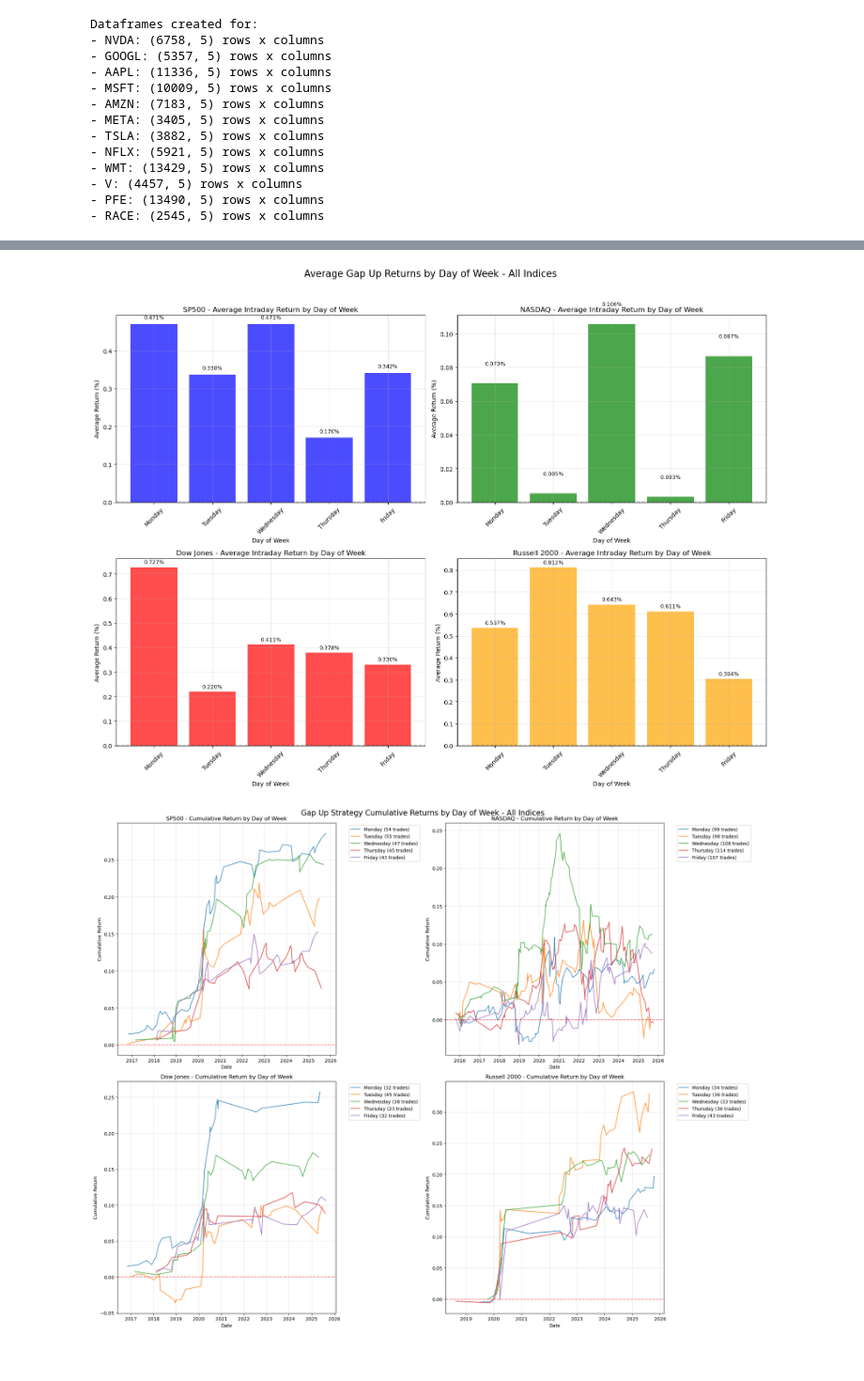
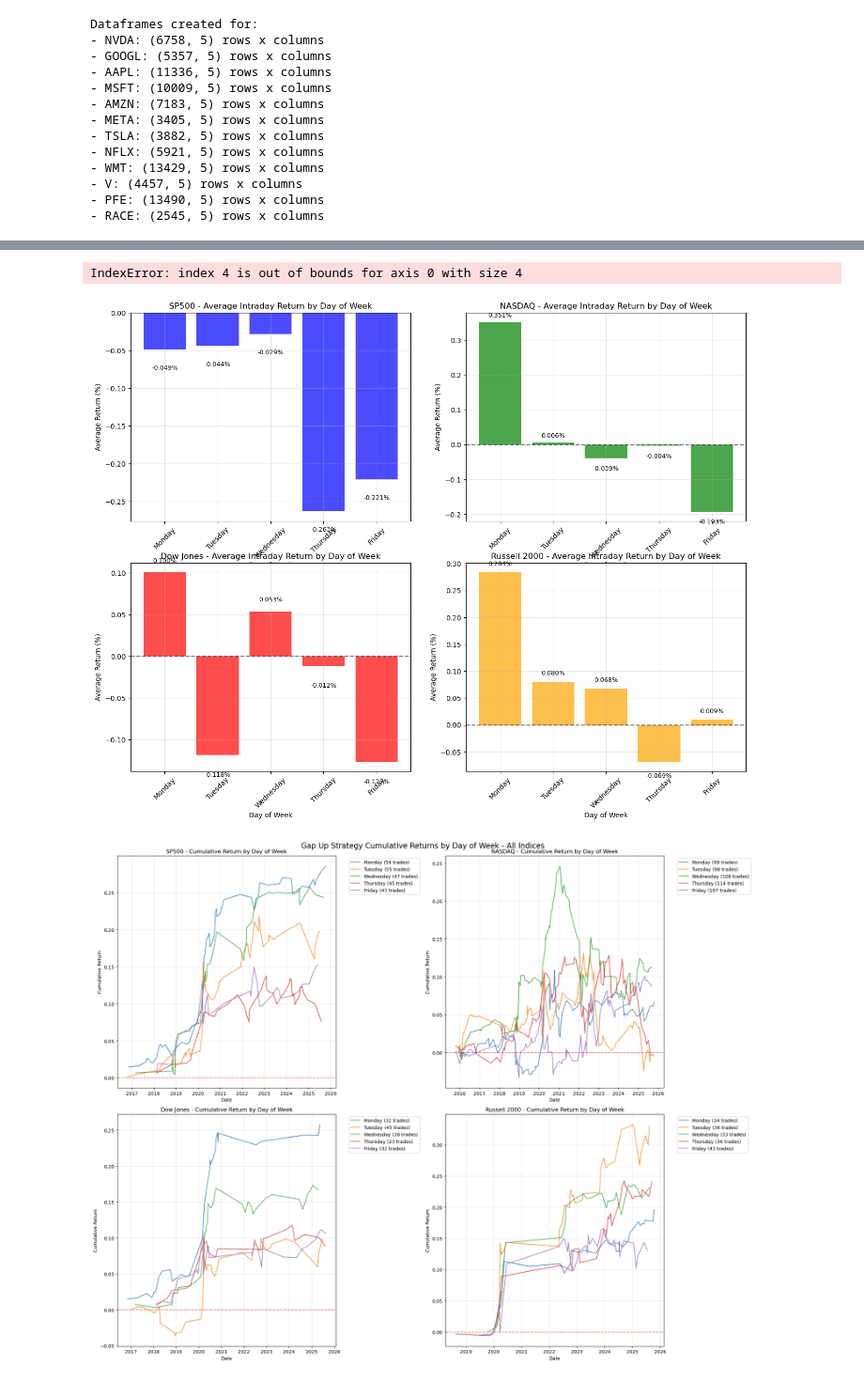
Before and after one commit to scimmione1/FromZeroToQuant-, a Jupyter notebook: 10_151+1 trading strategies/03_opening gap price and day of week.ipynb, the cells around one changed output, grey strips where cells are left out. Shown at 94% size. Cells and saved outputs as stored; diff of their text form; code cells hidden in the pictures.

```diff
--- a/10_151+1 trading strategies/03_opening gap price and day of week.ipynb
+++ b/10_151+1 trading strategies/03_opening gap price and day of week.ipynb
@@ -159,21 +159,16 @@ def analyze_gap_strategy(df_, index_name):
 
     return strategy_results, win_rates, summary
 
-# Analyze all indices
-indices = {
-    'SP500': sp500,
-    'NASDAQ': nasdaq,
-    'Dow Jones': dowjones,
-    'Russell 2000': russell2000
-}
+# Analyze all tickers using the ticker_dfs dictionary
+tickers_ = ticker_dfs  # Use the dictionary from the previous cell
 
 all_results = {}
 all_summaries = []
 
-print("Gap Trading Strategy Analysis for All Indices")
+print("Gap Trading Strategy Analysis for All Tickers")
 print("=" * 80)
 
-for name, data in indices.items():
+for name, data in tickers_.items():
     print(f"\n{name.upper()} ANALYSIS:")
     print("-" * 50)
 
@@ -302,35 +313,36 @@ Best Risk-Adjusted Performance: Russell 2000
 # %%
-# Plot average returns by day of week for all indices
+# Plot average returns by day of week for all tickers
 fig, axes = plt.subplots(2, 2, figsize=(16, 12))
 axes = axes.flatten()
 
 # Colors for each index
 colors = ['blue', 'green', 'red', 'orange']
 index_names = ['SP500', 'NASDAQ', 'Dow Jones', 'Russell 2000']
 
-for i, (name, data) in enumerate(indices.items()):
+for i, (name, data) in enumerate(tickers.items()):
     if name in all_results:
         strategy_results = all_results[name]['strategy_results']
 
         axes[i].bar(strategy_results.index, strategy_results['mean'],
                    color=colors[i], alpha=0.7)
         axes[i].set_title(f"{index_names[i]} - Average Intraday Return by Day of Week")
         axes[i].set_xlabel("Day of Week")
         axes[i].set_ylabel("Average Return (%)")
         axes[i].tick_params(axis='x', rotation=45)
         axes[i].axhline(0, color='black', linestyle='--', alpha=0.5)
         axes[i].grid(True, alpha=0.3)
 
         # Add value labels on bars
         for j, v in enumerate(strategy_results['mean']):
             axes[i].text(j, v + 0.01 if v >= 0 else v - 0.02, f'{v:.3f}%',
                         ha='center', va='bottom' if v >= 0 else 'top', fontsize=9)
 
-plt.suptitle("Average Gap Up Returns by Day of Week - All Indices", fontsize=16, y=1.02)
+plt.suptitle("Average Gap Up Returns by Day of Week - All Tickers", fontsize=16, y=1.02)
 plt.tight_layout()
 plt.show()
 # %% [output]
+IndexError: index 4 is out of bounds for axis 0 with size 4
-[figure, old version]
+[figure, new version]
 # %%
 import seaborn as sns
 
```
Also changed, not shown: parts of 5 cells of this notebook.
